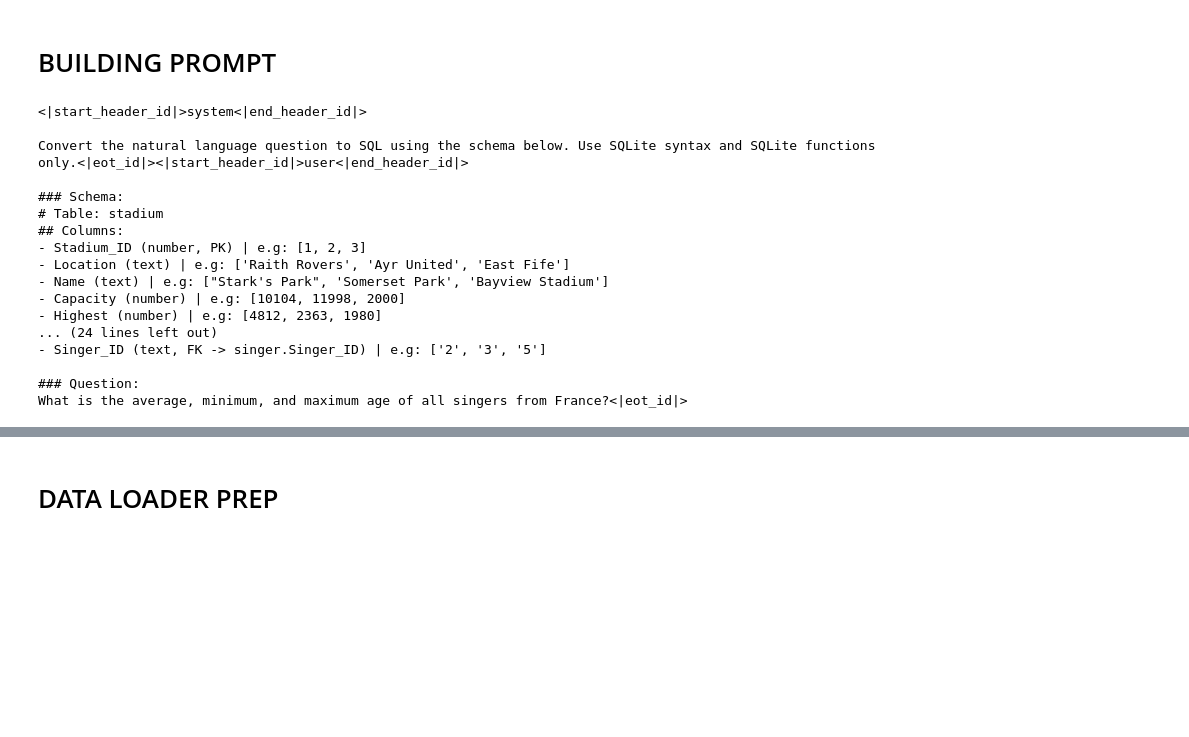
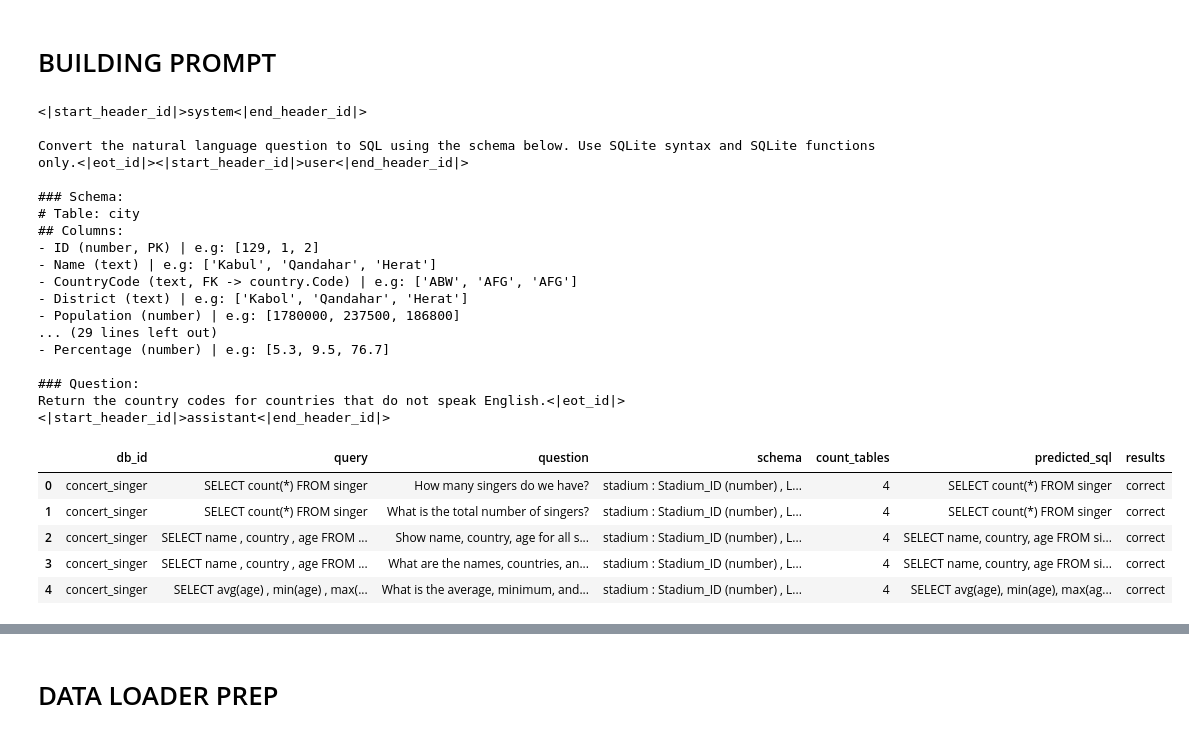
Before and after one commit to mehulpranay/ML_Framework, a Jupyter notebook: inference-notebook-for-question-to-sql-query.ipynb, the cells around one changed output, grey strips where cells are left out. Cells and saved outputs as stored; diff of their text form; code cells hidden in the pictures; blank space fills up the shorter version.

```diff
--- a/inference-notebook-for-question-to-sql-query.ipynb
+++ b/inference-notebook-for-question-to-sql-query.ipynb
@@ -264,44 +196,46 @@ print(schema_lookup['csu_1']['augmented_schema'])
 # %% [markdown]
 # BUILDING PROMPT
 # %%
-def build_prompt( schema_lookup, index, dataset, inference = False ):
+def build_prompt( schema_lookup, index, dataset, inference = False, schema_type = None ):
 
     df = dataset
     prompt = ''
 
     db_id = df['db_id'][index]
     question = df['question'][index]
-    schema = schema_lookup[db_id]['augmented_schema']
+
+    if not schema_type:
+        schema = schema_lookup[db_id]['format_schema']
+    else:
+        schema = schema_lookup[db_id]['augmented_schema']
 
     prompt = f"""<|start_header_id|>system<|end_header_id|>
 
-Convert the natural language question to SQL using the schema below. Use SQLite syntax and SQLite functions only.{tokenizer.eos_token}<|start_header_id|>user<|end_header_id|>
+Convert the natural language question to SQL using the schema below. Use SQLite syntax and SQLite functions only.<|eot_id|><|start_header_id|>user<|end_header_id|>
 
 ### Schema:
 {schema}
 
 ### Question:
-{question + tokenizer.eos_token}"""
+{question}"""
 
     if inference == True:
-        text = prompt
+        text = prompt +  f"""<|eot_id|>""" + "<|start_header_id|>assistant<|end_header_id|>\n\n"
         return {'text': text}
 
-# "<|start_header_id|>assistant<|end_header_id|>\n\n"
 
     elif inference == False:
         query = df['query'][index]
         text = prompt+ f"""<|start_header_id|>assistant<|end_header_id|>
 
-{query + tokenizer.eos_token}"""
+{query}<|eot_id|>"""
 
         return {'text':text}
     return{'text': prompt}
 
-# train_df = pd.DataFrame(dataset['train'])
-# validation_df = pd.DataFrame(dataset['validation'])
 
-text = build_prompt( schema_lookup, index =4,dataset = validation_df, inference = True )
+
+text = build_prompt( schema_lookup, index =779,dataset = validation_df, inference = True, schema_type = 1 )
 print(text['text'])
 # %% [output]
 <|start_header_id|>system<|end_header_id|>
@@ -309,15 +243,24 @@ print(text['text'])
 Convert the natural language question to SQL using the schema below. Use SQLite syntax and SQLite functions only.<|eot_id|><|start_header_id|>user<|end_header_id|>
 
 ### Schema:
-# Table: stadium
+# Table: city
 ## Columns:
-- Stadium_ID (number, PK) | e.g: [1, 2, 3]
-- Location (text) | e.g: ['Raith Rovers', 'Ayr United', 'East Fife']
-- Name (text) | e.g: ["Stark's Park", 'Somerset Park', 'Bayview Stadium']
-- Capacity (number) | e.g: [10104, 11998, 2000]
-- Highest (number) | e.g: [4812, 2363, 1980]
-... (24 lines left out)
-- Singer_ID (text, FK -> singer.Singer_ID) | e.g: ['2', '3', '5']
+- ID (number, PK) | e.g: [129, 1, 2]
+- Name (text) | e.g: ['Kabul', 'Qandahar', 'Herat']
+- CountryCode (text, FK -> country.Code) | e.g: ['ABW', 'AFG', 'AFG']
+- District (text) | e.g: ['Kabol', 'Qandahar', 'Herat']
+- Population (number) | e.g: [1780000, 237500, 186800]
+... (29 lines left out)
+- Percentage (number) | e.g: [5.3, 9.5, 76.7]
 
 ### Question:
-What is the average, minimum, and maximum age of all singers from France?<|eot_id|>
+Return the country codes for countries that do not speak English.<|eot_id|><|start_header_id|>assistant<|end_header_id|>
+# %%
+validation_df.head()
+# %% [output]
+|  | db_id | query | question | schema | count_tables | predicted_sql | results |
+| 0 | concert_singer | SELECT count(*) FROM singer | How many singers do we have? | stadium : Stadium_ID (number) , L... | 4 | SELECT count(*) FROM singer | correct |
+| 1 | concert_singer | SELECT count(*) FROM singer | What is the total number of singers? | stadium : Stadium_ID (number) , L... | 4 | SELECT count(*) FROM singer | correct |
+| 2 | concert_singer | SELECT name , country , age FROM ... | Show name, country, age for all s... | stadium : Stadium_ID (number) , L... | 4 | SELECT name, country, age FROM si... | correct |
+| 3 | concert_singer | SELECT name , country , age FROM ... | What are the names, countries, an... | stadium : Stadium_ID (number) , L... | 4 | SELECT name, country, age FROM si... | correct |
+| 4 | concert_singer | SELECT avg(age) , min(age) , max(... | What is the average, minimum, and... | stadium : Stadium_ID (number) , L... | 4 | SELECT avg(age), min(age), max(ag... | correct |
```
Also changed, not shown: parts of 33 cells of this notebook.
